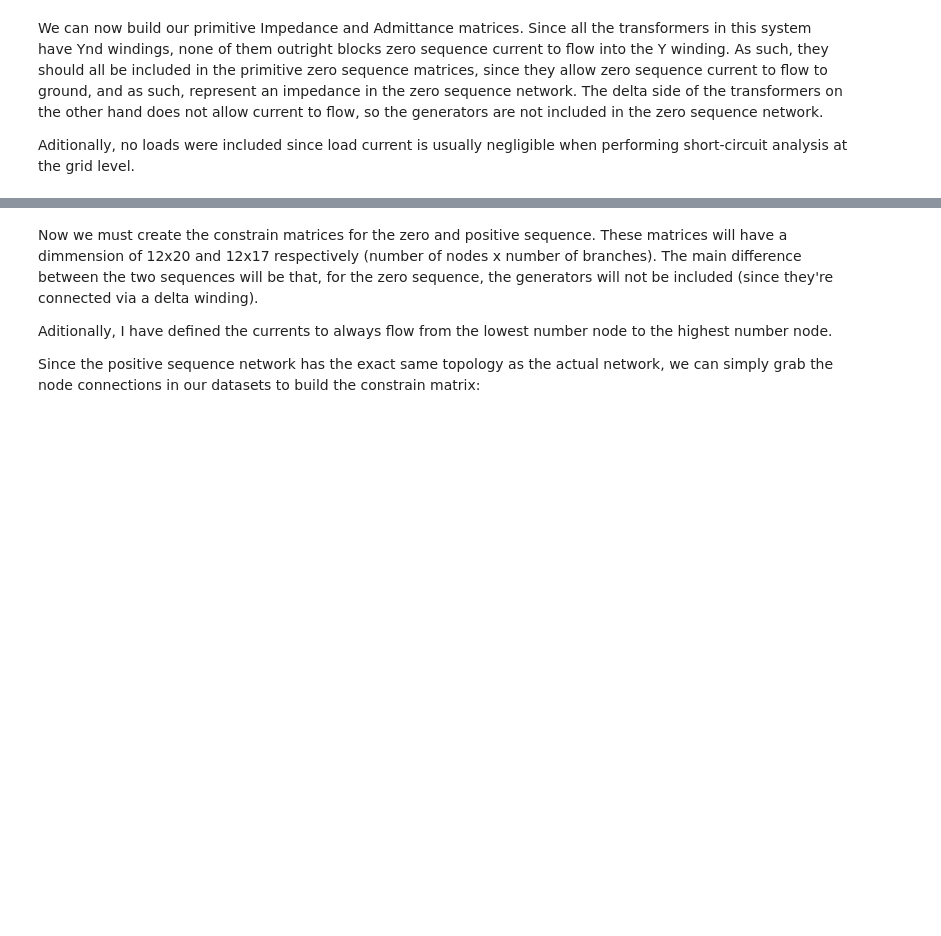
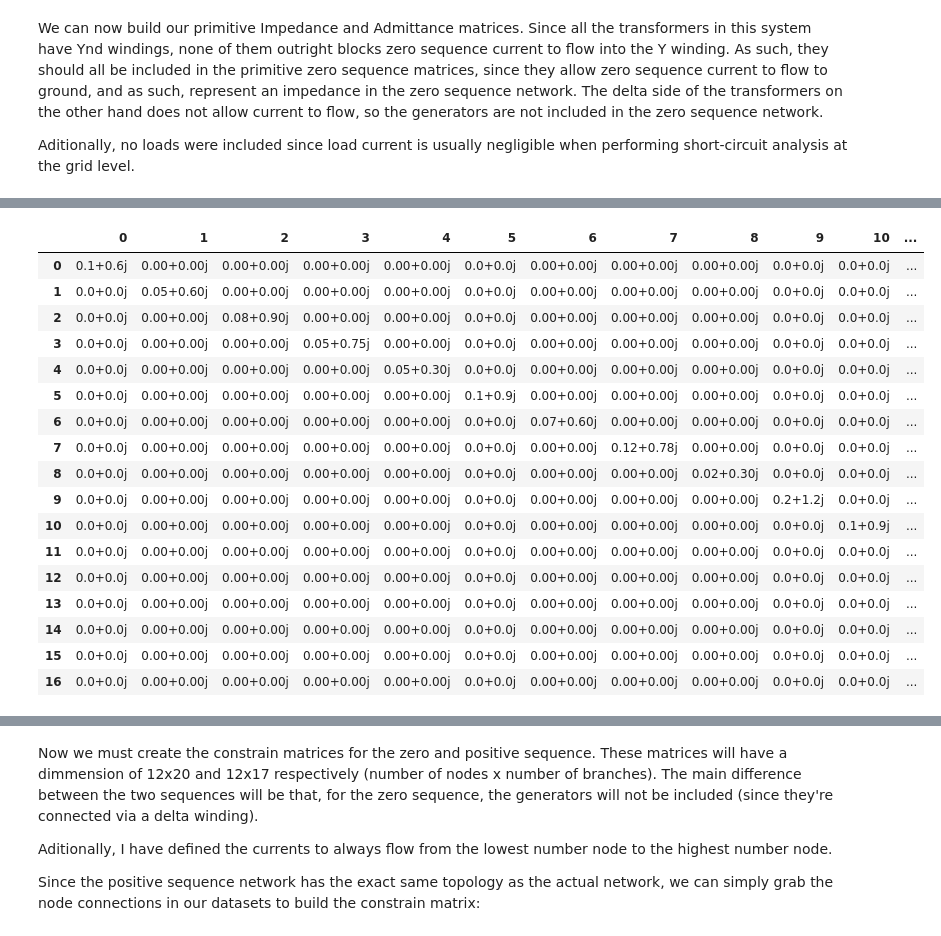
Before and after one commit to e4m8ch/IST_PSE, a Jupyter notebook: main.ipynb, the cells around one changed output, grey strips where cells are left out. Cells and saved outputs as stored; diff of their text form; code cells hidden in the pictures; blank space fills up the shorter version.

Commit message:
Added display of matrices. Final version for part 1.

```diff
--- a/main.ipynb
+++ b/main.ipynb
@@ -113,3 +113,12 @@ Zprim0 = np.diag(
 
 Yprim1 = np.diag(1 / np.diag(Zprim1))
 Yprim0 = np.diag(1 / np.diag(Zprim0))
+
+Zprim1display = pd.DataFrame(Zprim1)
+Zprim0display = pd.DataFrame(Zprim0)
+Yprim1display = pd.DataFrame(Yprim1)
+Yprim0display = pd.DataFrame(Yprim0)
+
+
+# Display the primitive impedance and admittance matrices
+Zprim1display
@@ -115,0 +143,21 @@ Yprim0 = np.diag(1 / np.diag(Zprim0))
+# %%
+Zprim0display
+# %% [output]
+|  | 0 | 1 | 2 | 3 | 4 | 5 | 6 | 7 | 8 | 9 | 10 | ... |
+| 0 | 0.1+0.6j | 0.00+0.00j | 0.00+0.00j | 0.00+0.00j | 0.00+0.00j | 0.0+0.0j | 0.00+0.00j | 0.00+0.00j | 0.00+0.00j | 0.0+0.0j | 0.0+0.0j | ... |
+| 1 | 0.0+0.0j | 0.05+0.60j | 0.00+0.00j | 0.00+0.00j | 0.00+0.00j | 0.0+0.0j | 0.00+0.00j | 0.00+0.00j | 0.00+0.00j | 0.0+0.0j | 0.0+0.0j | ... |
+| 2 | 0.0+0.0j | 0.00+0.00j | 0.08+0.90j | 0.00+0.00j | 0.00+0.00j | 0.0+0.0j | 0.00+0.00j | 0.00+0.00j | 0.00+0.00j | 0.0+0.0j | 0.0+0.0j | ... |
+| 3 | 0.0+0.0j | 0.00+0.00j | 0.00+0.00j | 0.05+0.75j | 0.00+0.00j | 0.0+0.0j | 0.00+0.00j | 0.00+0.00j | 0.00+0.00j | 0.0+0.0j | 0.0+0.0j | ... |
+| 4 | 0.0+0.0j | 0.00+0.00j | 0.00+0.00j | 0.00+0.00j | 0.05+0.30j | 0.0+0.0j | 0.00+0.00j | 0.00+0.00j | 0.00+0.00j | 0.0+0.0j | 0.0+0.0j | ... |
+| 5 | 0.0+0.0j | 0.00+0.00j | 0.00+0.00j | 0.00+0.00j | 0.00+0.00j | 0.1+0.9j | 0.00+0.00j | 0.00+0.00j | 0.00+0.00j | 0.0+0.0j | 0.0+0.0j | ... |
+| 6 | 0.0+0.0j | 0.00+0.00j | 0.00+0.00j | 0.00+0.00j | 0.00+0.00j | 0.0+0.0j | 0.07+0.60j | 0.00+0.00j | 0.00+0.00j | 0.0+0.0j | 0.0+0.0j | ... |
+| 7 | 0.0+0.0j | 0.00+0.00j | 0.00+0.00j | 0.00+0.00j | 0.00+0.00j | 0.0+0.0j | 0.00+0.00j | 0.12+0.78j | 0.00+0.00j | 0.0+0.0j | 0.0+0.0j | ... |
+| 8 | 0.0+0.0j | 0.00+0.00j | 0.00+0.00j | 0.00+0.00j | 0.00+0.00j | 0.0+0.0j | 0.00+0.00j | 0.00+0.00j | 0.02+0.30j | 0.0+0.0j | 0.0+0.0j | ... |
+| 9 | 0.0+0.0j | 0.00+0.00j | 0.00+0.00j | 0.00+0.00j | 0.00+0.00j | 0.0+0.0j | 0.00+0.00j | 0.00+0.00j | 0.00+0.00j | 0.2+1.2j | 0.0+0.0j | ... |
+| 10 | 0.0+0.0j | 0.00+0.00j | 0.00+0.00j | 0.00+0.00j | 0.00+0.00j | 0.0+0.0j | 0.00+0.00j | 0.00+0.00j | 0.00+0.00j | 0.0+0.0j | 0.1+0.9j | ... |
+| 11 | 0.0+0.0j | 0.00+0.00j | 0.00+0.00j | 0.00+0.00j | 0.00+0.00j | 0.0+0.0j | 0.00+0.00j | 0.00+0.00j | 0.00+0.00j | 0.0+0.0j | 0.0+0.0j | ... |
+| 12 | 0.0+0.0j | 0.00+0.00j | 0.00+0.00j | 0.00+0.00j | 0.00+0.00j | 0.0+0.0j | 0.00+0.00j | 0.00+0.00j | 0.00+0.00j | 0.0+0.0j | 0.0+0.0j | ... |
+| 13 | 0.0+0.0j | 0.00+0.00j | 0.00+0.00j | 0.00+0.00j | 0.00+0.00j | 0.0+0.0j | 0.00+0.00j | 0.00+0.00j | 0.00+0.00j | 0.0+0.0j | 0.0+0.0j | ... |
+| 14 | 0.0+0.0j | 0.00+0.00j | 0.00+0.00j | 0.00+0.00j | 0.00+0.00j | 0.0+0.0j | 0.00+0.00j | 0.00+0.00j | 0.00+0.00j | 0.0+0.0j | 0.0+0.0j | ... |
+| 15 | 0.0+0.0j | 0.00+0.00j | 0.00+0.00j | 0.00+0.00j | 0.00+0.00j | 0.0+0.0j | 0.00+0.00j | 0.00+0.00j | 0.00+0.00j | 0.0+0.0j | 0.0+0.0j | ... |
+| 16 | 0.0+0.0j | 0.00+0.00j | 0.00+0.00j | 0.00+0.00j | 0.00+0.00j | 0.0+0.0j | 0.00+0.00j | 0.00+0.00j | 0.00+0.00j | 0.0+0.0j | 0.0+0.0j | ... |
```
Also changed, not shown: parts of 7 cells of this notebook.
